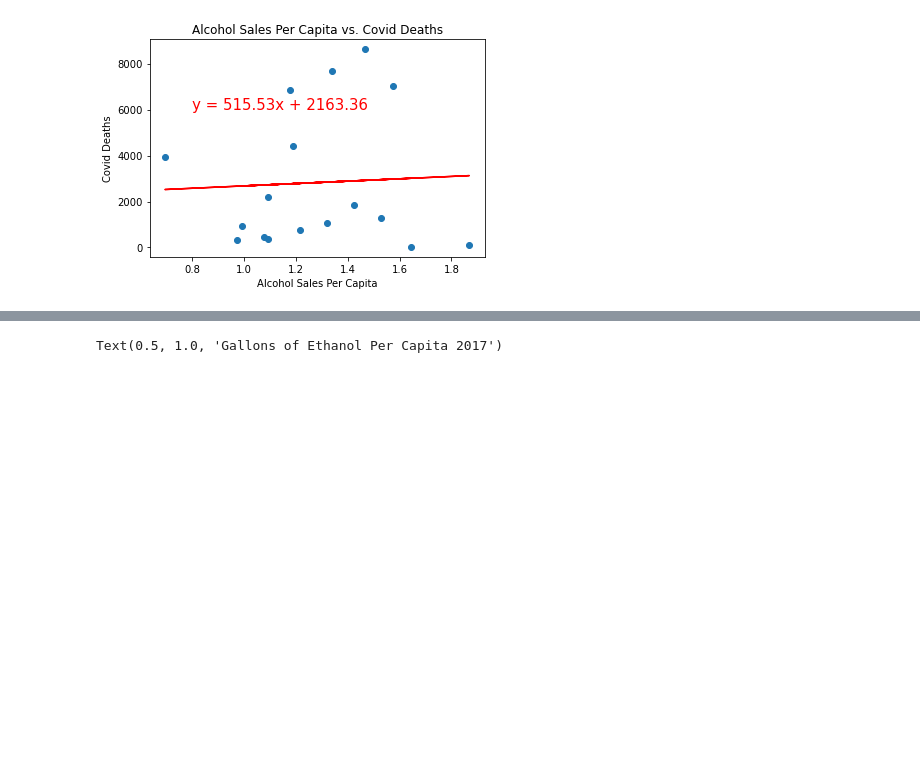
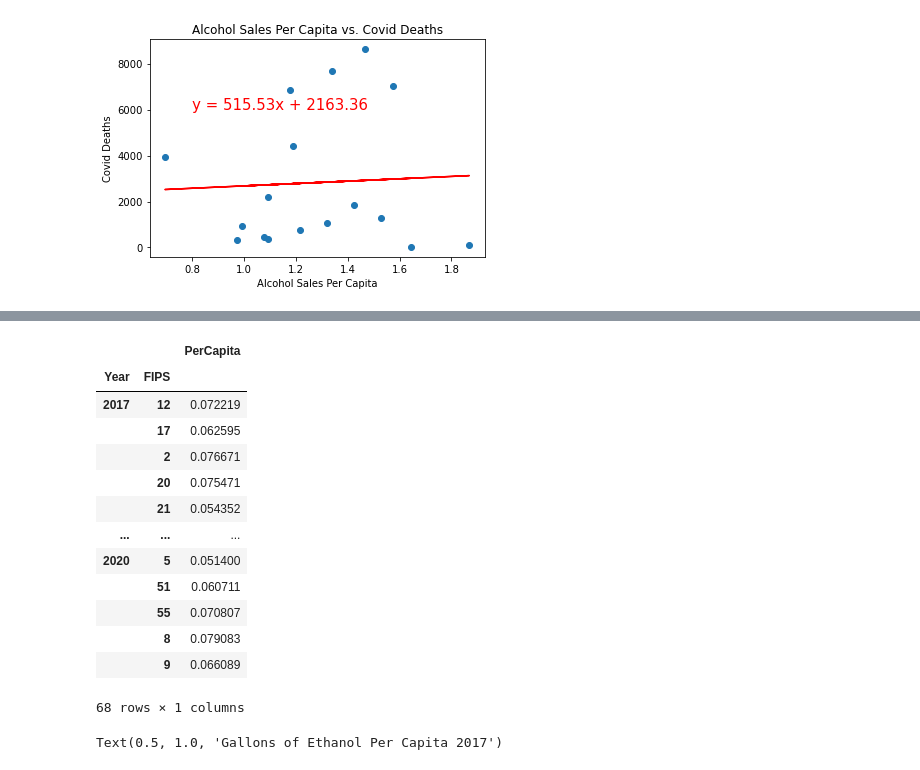
Before and after one commit to teresaflicek/Covid19-Societal-Impacts, a Jupyter notebook: AlcoholSalesDuringCovid.ipynb, the cells around one changed output, grey strips where cells are left out. Saved outputs shown, nothing was run; the diff lists cells and outputs as text; code cells hidden in the pictures; blank space fills up the shorter version.

```diff
--- a/AlcoholSalesDuringCovid.ipynb
+++ b/AlcoholSalesDuringCovid.ipynb
@@ -244,0 +252,19 @@ new_alc_df
+# %%
+#multiindex chart to show the variance from year to year
+series = new_alc_df.groupby(['Year','FIPS']).mean()['PerCapita']
+series.to_frame()
+# %% [output]
+|  |  | PerCapita |
+| Year | FIPS |  |
+| 2017 | 12 | 0.072219 |
+|  | 17 | 0.062595 |
+|  | 2 | 0.076671 |
+|  | 20 | 0.075471 |
+|  | 21 | 0.054352 |
+| ... | ... | ... |
+| 2020 | 5 | 0.051400 |
+|  | 51 | 0.060711 |
+|  | 55 | 0.070807 |
+|  | 8 | 0.079083 |
+|  | 9 | 0.066089 |
+68 rows × 1 columns
```
Also changed, not shown: parts of 3 cells of this notebook.
